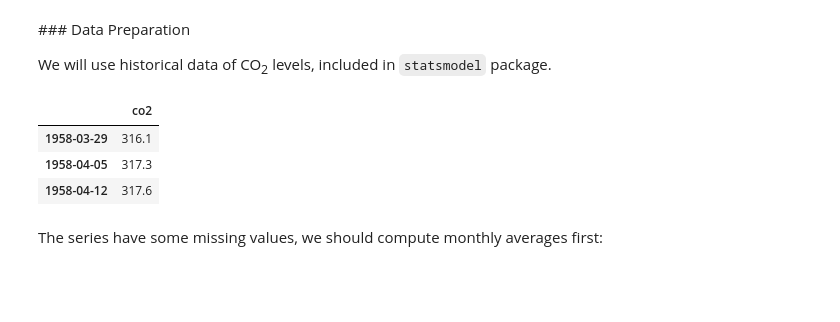
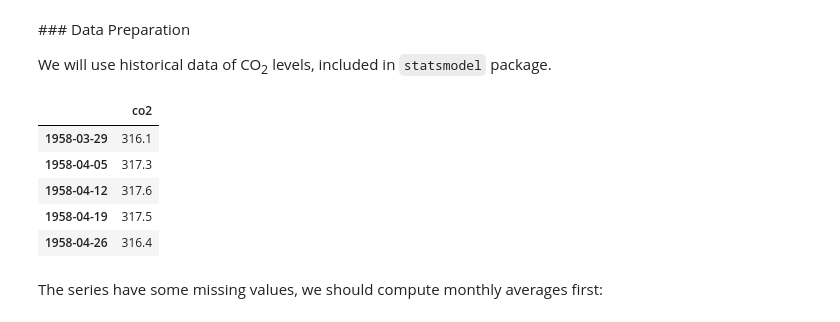
Before and after one commit to luisbelloch/pandas_notebooks, a Jupyter notebook: 05_forecasting_arima.ipynb, the cells around one changed output. Cells and saved outputs as stored; diff of their text form; code cells hidden in the pictures; blank space fills up the shorter version.

```diff
--- a/05_forecasting_arima.ipynb
+++ b/05_forecasting_arima.ipynb
@@ -8,15 +8,20 @@ From [Investopedia](http://www.investopedia.com/terms/a/autoregressive-integrate
 ### Data Preparation
 
 We will use historical data of CO<sub>2</sub> levels, included in `statsmodel` package.
-# %%
-import statsmodels.api as sm
-dataset = sm.datasets.co2.load_pandas()
-dataset.data[:3]
-# %% [output]
-|  | co2 |
-| 1958-03-29 | 316.1 |
-| 1958-04-05 | 317.3 |
-| 1958-04-12 | 317.6 |
+# %%
+import pandas as pd
+import statsmodels.api as sm
+raw = sm.datasets.co2.load()
+index = pd.DatetimeIndex(start=raw.data['date'][0].decode('utf-8'), periods=len(raw.data), freq='W-SAT')
+dataset = pd.DataFrame(raw.data['co2'], index=index, columns=['co2'])
+dataset.head()
+# %% [output]
+|  | co2 |
+| 1958-03-29 | 316.1 |
+| 1958-04-05 | 317.3 |
+| 1958-04-12 | 317.6 |
+| 1958-04-19 | 317.5 |
+| 1958-04-26 | 316.4 |
 # %% [markdown]
 The series have some missing values, we should compute monthly averages first:
 # %%
```
Also changed, not shown: parts of 5 cells of this notebook.
